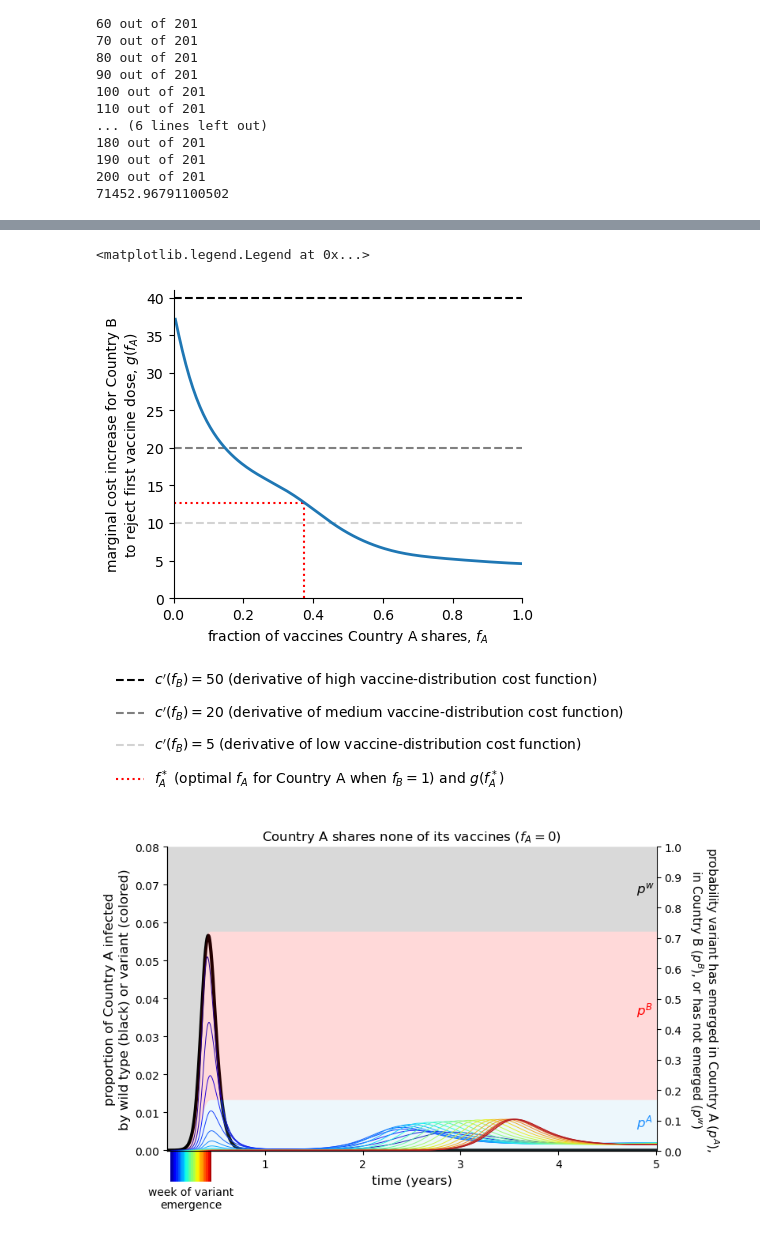
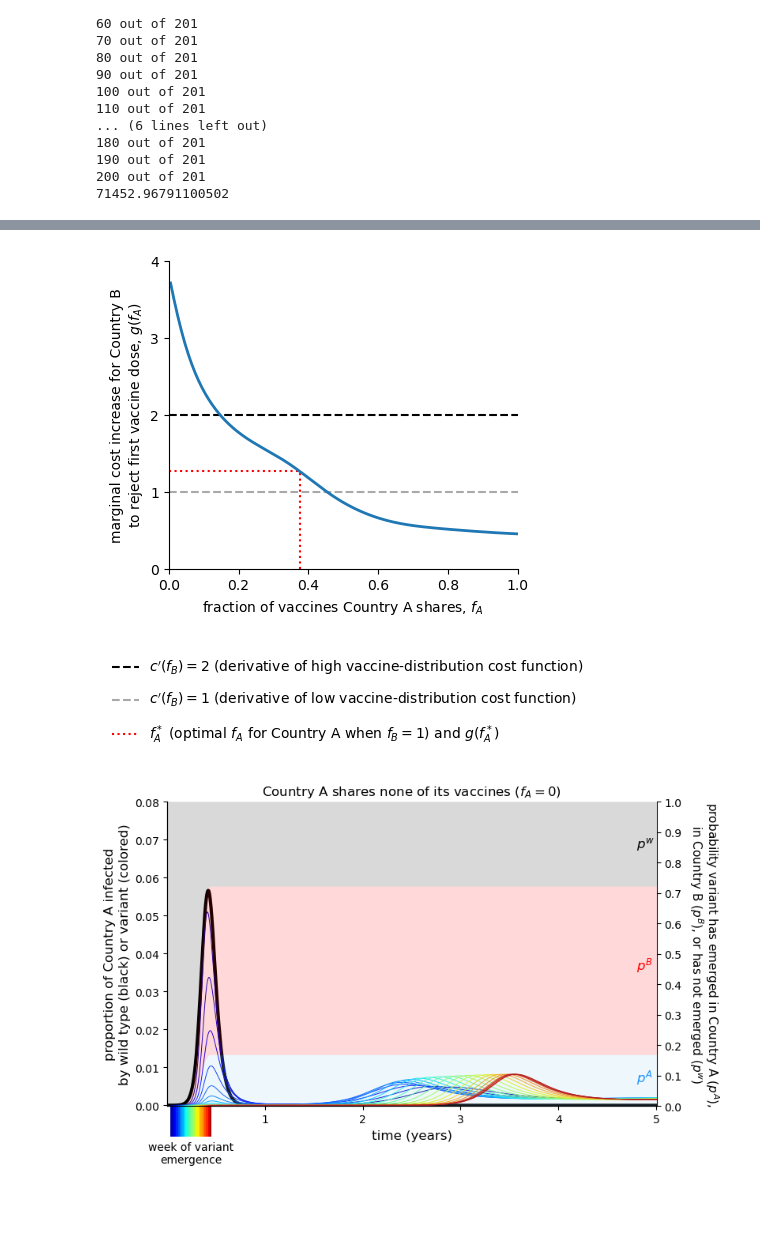
Before and after one commit to freedmanari/vaccine_nationalism, a Jupyter notebook: vaccine_nationalism.ipynb, the cells around one changed output, grey strips where cells are left out. Saved outputs shown, nothing was run; the diff lists cells and outputs as text; code cells hidden in the pictures; blank space fills up the shorter version.

Commit message:
changed infection costs from cumulative prevalence to cumulative incidence, redid f_Bs figure

```diff
--- a/vaccine_nationalism.ipynb
+++ b/vaccine_nationalism.ipynb
@@ -105,8 +105,8 @@ def model(y, t,
     dpA = rA * pw
     dpB = rB * pw
 
-    dJ_A = pw_init * Iw_wA + sum(A_weights * (IA_wAs + IA_vAs)) + sum(B_weights * (IB_wAs + IB_vAs))
-    dJ_B = pw_init * Iw_wB + sum(A_weights * (IA_wBs + IA_vBs)) + sum(B_weights * (IB_wBs + IB_vBs))
+    dJ_A = pw_init * (dIw_wA+gamma*Iw_wA) + sum(A_weights * (dIA_wAs+gamma*IA_wAs + dIA_vAs+gamma*IA_vAs)) + sum(B_weights * (dIB_wAs+gamma*IB_wAs + dIB_vAs+gamma*IB_vAs))
+    dJ_B = pw_init * (dIw_wB+gamma*Iw_wB) + sum(A_weights * (dIA_wBs+gamma*IA_wBs + dIA_vBs+gamma*IA_vBs)) + sum(B_weights * (dIB_wBs+gamma*IB_wBs + dIB_vBs+gamma*IB_vBs))
 
     return np.concatenate(([dSw_1A, dSw_2A, dIw_wA, dRw_A,
                             dSw_1B, dSw_2B, dIw_wB, dRw_B,
@@ -711,18 +711,15 @@ print(time2 - time1)
 200 out of 201
 71452.96791100502
 # %%
-cost_slope_low = 10
-cost_slope_medium = 20
-cost_slope_high = 40
+cost_slope_low = 1
+cost_slope_high = 2
 
 log_C_A_nos = np.log(C_As)
 log_C_A_lows = np.log(C_As)
-log_C_A_mediums = np.log(C_As)
 log_C_A_highs = np.log(C_As)
 
 log_C_B_nos = np.log(C_Bs)
 log_C_B_lows = np.log(C_Bs + cost_slope_low * np.repeat(np.transpose([fs]), len(fs), axis=1))
-log_C_B_mediums = np.log(C_Bs + cost_slope_medium * np.repeat(np.transpose([fs]), len(fs), axis=1))
 log_C_B_highs = np.log(C_Bs + cost_slope_high * np.repeat(np.transpose([fs]), len(fs), axis=1))
 
 
@@ -740,11 +737,6 @@ f_A_min_lows = fs[f_A_min_ixs]
 f_B_min_ixs = [np.argmin(log_C_B_lows[:,i]) for i in range(0,len(fs))]
 f_B_min_lows = fs[f_B_min_ixs]
 
-f_A_min_ixs = [np.argmin(log_C_A_mediums[i,:]) for i in range(0,len(fs))]
-f_A_min_mediums = fs[f_A_min_ixs]
-f_B_min_ixs = [np.argmin(log_C_B_mediums[:,i]) for i in range(0,len(fs))]
-f_B_min_mediums = fs[f_B_min_ixs]
-
 f_A_min_ixs = [np.argmin(log_C_A_highs[i,:]) for i in range(0,len(fs))]
 f_A_min_highs = fs[f_A_min_ixs]
 f_B_min_ixs = [np.argmin(log_C_B_highs[:,i]) for i in range(0,len(fs))]
@@ -872,31 +837,30 @@ plt.plot(fs[~ixs],f_B_min_highs[~ixs],color='lightgray',linewidth=5)
 # %%
 ### for supplementary figure g_f_A
 
 gs = [(C_Bs[i-1,i]-C_Bs[i,i])/fs[1] for i in range(1,len(fs))]
 
 plt.figure(figsize=(4.5,4))
-plt.axhline(y=cost_slope_high, color='black', linewidth=1.5, linestyle='dashed', label='$c\'(f_B)=50$ (derivative of high vaccine-distribution cost function)')
-plt.axhline(y=cost_slope_medium, color='gray', linewidth=1.5, linestyle='dashed', label='$c\'(f_B)=20$ (derivative of medium vaccine-distribution cost function)')
-plt.axhline(y=cost_slope_low, color='lightgray', linewidth=1.5, linestyle='dashed', label='$c\'(f_B)=5$ (derivative of low vaccine-distribution cost function)')
+plt.axhline(y=cost_slope_high, color='black', linewidth=1.5, linestyle='dashed', label='$c\'(f_B)=$' + str(cost_slope_high) + ' (derivative of high vaccine-distribution cost function)')
+plt.axhline(y=cost_slope_low, color='darkgrey', linewidth=1.5, linestyle='dashed', label='$c\'(f_B)=$' + str(cost_slope_low) + ' (derivative of low vaccine-distribution cost function)')
 
 plt.plot([f_A_star]*2, [0, gs[f_A_star_ix-1]], linewidth=1.5, color='red', linestyle='dotted', label='$f_A^*$ (optimal $f_A$ for Country A when $f_B=1$) and $g(f_A^*)$')
 plt.plot([0, f_A_star], [gs[f_A_star_ix-1]]*2, linewidth=1.5, color='red', linestyle='dotted')
 
 plt.plot(fs[1:], gs, linewidth=2)
 
 plt.xlim(0,1)
-plt.ylim(0,cost_slope_high+1)
+plt.ylim(0,4)
+plt.yticks(np.linspace(0,4,5))
 plt.margins(x=0,y=0)
 plt.gca().spines['top'].set_visible(False)
 plt.gca().spines['right'].set_visible(False)
 plt.xlabel('fraction of vaccines Country A shares, $f_A$')
 plt.ylabel('marginal cost increase for Country B\nto reject first vaccine dose, $g(f_A)$')
 plt.legend(loc='center left', bbox_to_anchor=(-.2, -.43), frameon=False, labelspacing=1, handlelength=2, handletextpad=0.7)
 
 # plt.savefig('figures/supplement/g_f_A.pdf', bbox_inches='tight')
 # %% [output]
-<matplotlib.legend.Legend at 0x...>
-[figure, old version]
+[figure, new version]
 # %%
 ### this and next 9 blocks for figure example and supplementary figure example_both_countries
 ### or set R0 to 1.5 to create supplementary figures example_low_R0 and example_low_R0_both_countries
```
Also changed, not shown: parts of 23 cells of this notebook, 19 other files.
